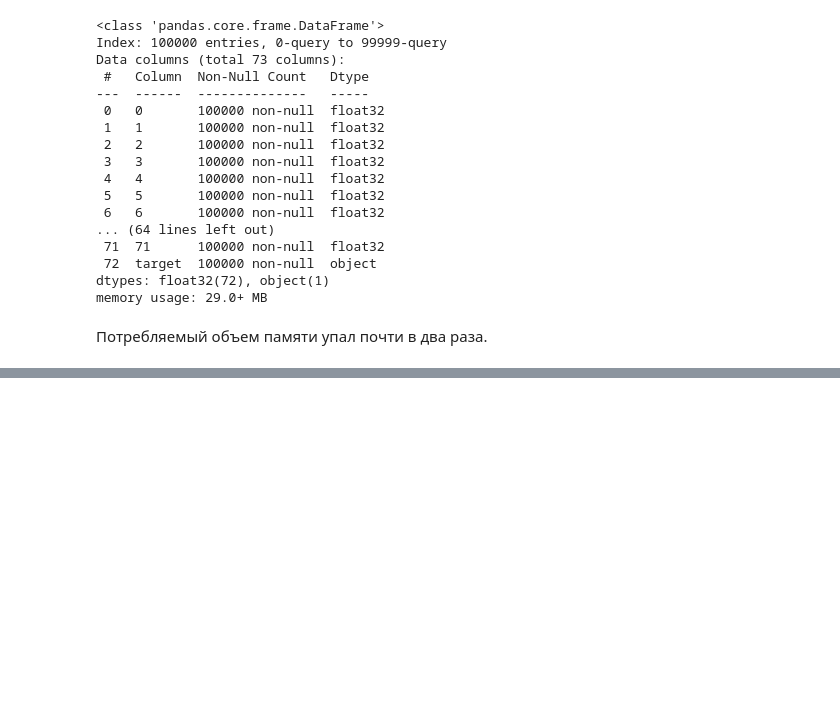
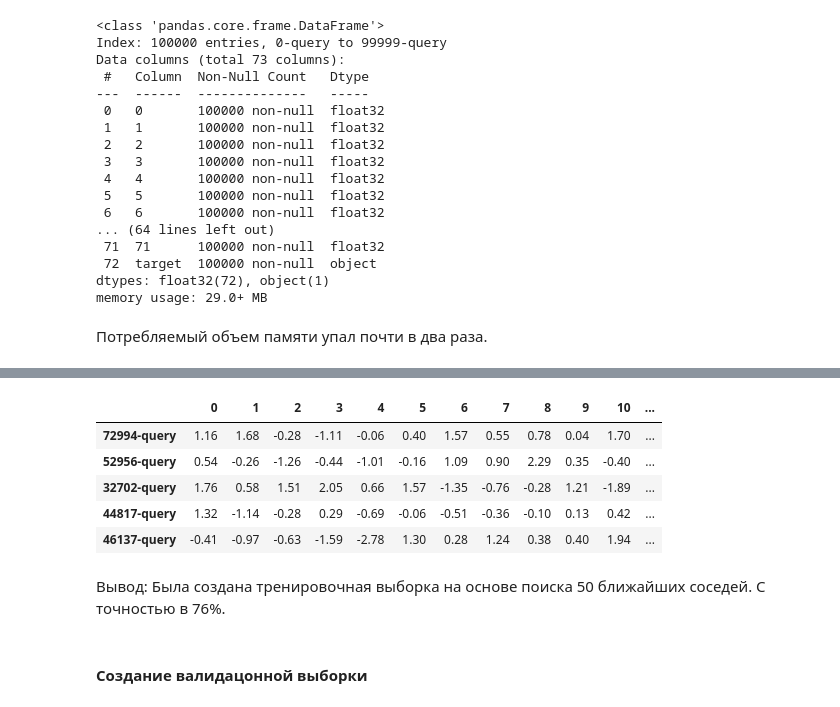
Before and after one commit to EPrutskoy/Marketplace-Matching, a Jupyter notebook: Matching_Marketplace.ipynb, the cells around one changed output, grey strips where cells are left out. Saved outputs shown, nothing was run; the diff lists cells and outputs as text; code cells hidden in the pictures; blank space fills up the shorter version.

```diff
--- a/Matching_Marketplace.ipynb
+++ b/Matching_Marketplace.ipynb
@@ -281,0 +396,9 @@ print("Расстояния до ближайших соседей:\n", D)
+# %%
+train_transform_df.sample(5)
+# %% [output]
+|  | 0 | 1 | 2 | 3 | 4 | 5 | 6 | 7 | 8 | 9 | 10 | ... |
+| 72994-query | 1.16 | 1.68 | -0.28 | -1.11 | -0.06 | 0.40 | 1.57 | 0.55 | 0.78 | 0.04 | 1.70 | ... |
+| 52956-query | 0.54 | -0.26 | -1.26 | -0.44 | -1.01 | -0.16 | 1.09 | 0.90 | 2.29 | 0.35 | -0.40 | ... |
+| 32702-query | 1.76 | 0.58 | 1.51 | 2.05 | 0.66 | 1.57 | -1.35 | -0.76 | -0.28 | 1.21 | -1.89 | ... |
+| 44817-query | 1.32 | -1.14 | -0.28 | 0.29 | -0.69 | -0.06 | -0.51 | -0.36 | -0.10 | 0.13 | 0.42 | ... |
+| 46137-query | -0.41 | -0.97 | -0.63 | -1.59 | -2.78 | 1.30 | 0.28 | 1.24 | 0.38 | 0.40 | 1.94 | ... |
@@ -281,0 +416,5 @@ print("Расстояния до ближайших соседей:\n", D)
+# %% [markdown]
+Вывод:
+Была создана тренировочная выборка на основе поиска 50 ближайших соседей. С точностью в 76%.
+# %% [markdown]
+#### Создание валидацонной выборки
```
Also changed, not shown: parts of 75 cells of this notebook.
